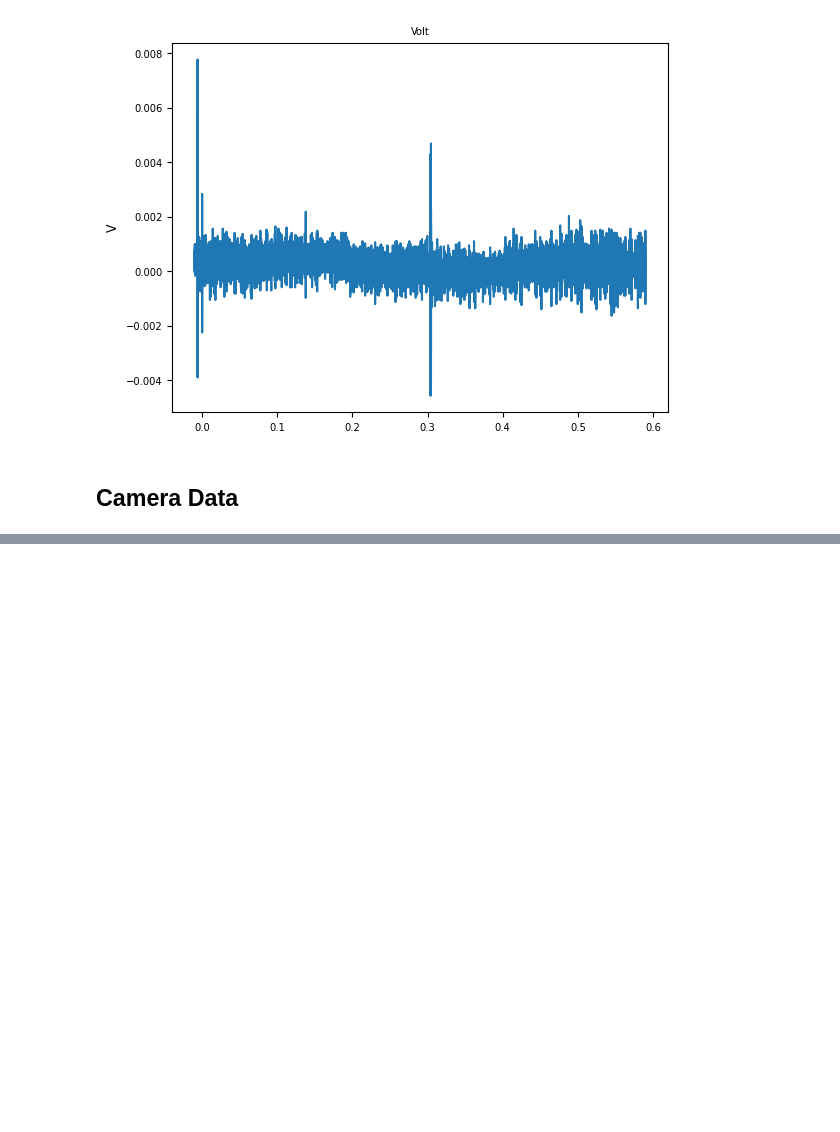
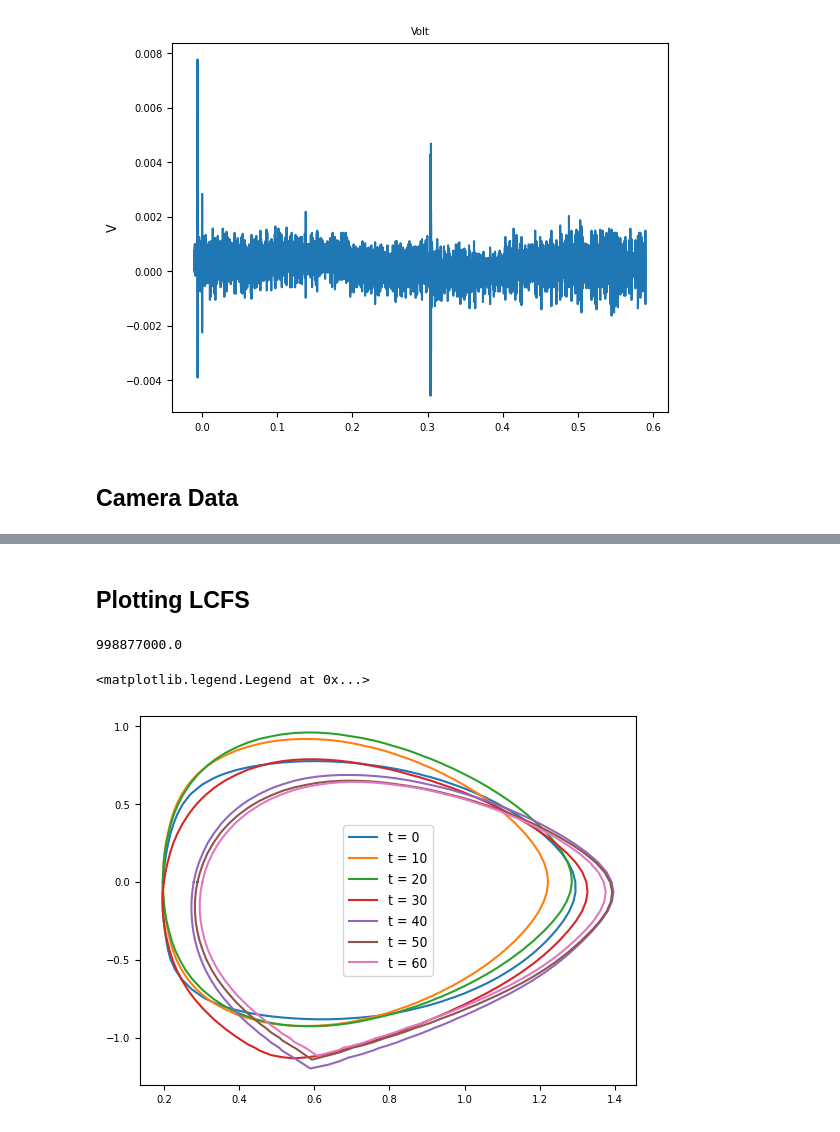
Before and after one commit to samueljackson92/defuse-data, a Jupyter notebook: inspect_data.ipynb, the cells around one changed output, grey strips where cells are left out. Saved outputs shown, nothing was run; the diff lists cells and outputs as text; code cells hidden in the pictures; blank space fills up the shorter version.

```diff
--- a/inspect_data.ipynb
+++ b/inspect_data.ipynb
@@ -129,0 +148,25 @@ array([0., 0., 0., 0., 0., 0., 0., 0., 0., 0., 0., 0., 0., 0., 0., 0., 0.,
+# %% [markdown]
+## Plotting LCFS
+# %%
+ds_z = xr.open_dataset('~/data/tiny/30390.zarr', group='efm/lcfsz_c', engine='zarr')
+ds_r = xr.open_dataset('~/data/tiny/30390.zarr', group='efm/lcfsr_c', engine='zarr')
+
+z = ds_z['data'].values
+r = ds_r['data'].values
+
+fill_value = np.max(z)
+print(fill_value)
+
+coords = {'r': [], 'z':[]}
+for t in range(len(z)):
+    coords['r'].append(r[t, r[t] < fill_value])
+    coords['z'].append(z[t, z[t] < fill_value])
+
+for t in range(0, len(z), 10):
+    plt.plot(coords['r'][t], coords['z'][t], label=f't = {t}')
+
+plt.legend()
+# %% [output]
+998877000.0
+<matplotlib.legend.Legend at 0x...>
+[figure, added]
```
Also changed, not shown: parts of 7 cells of this notebook.
